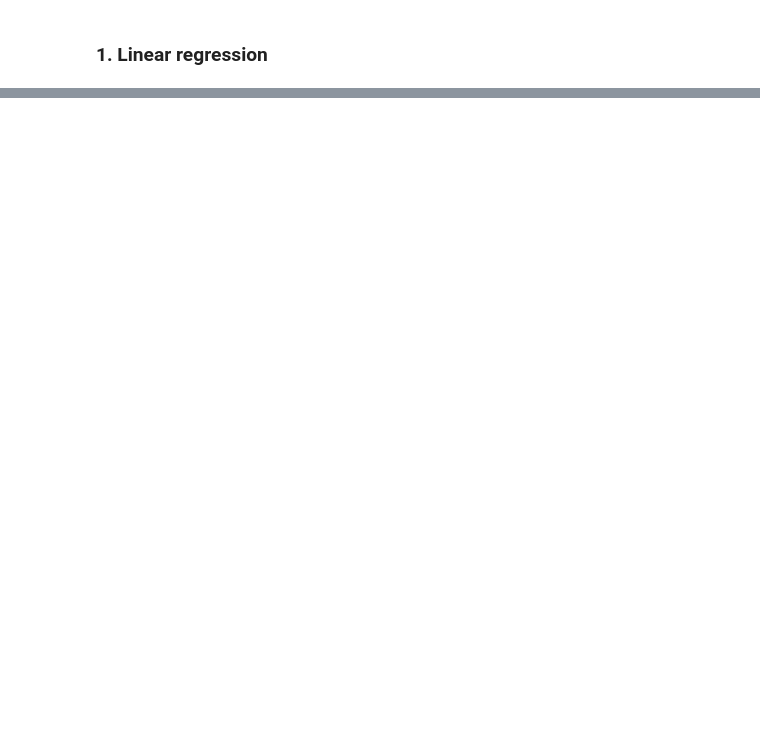
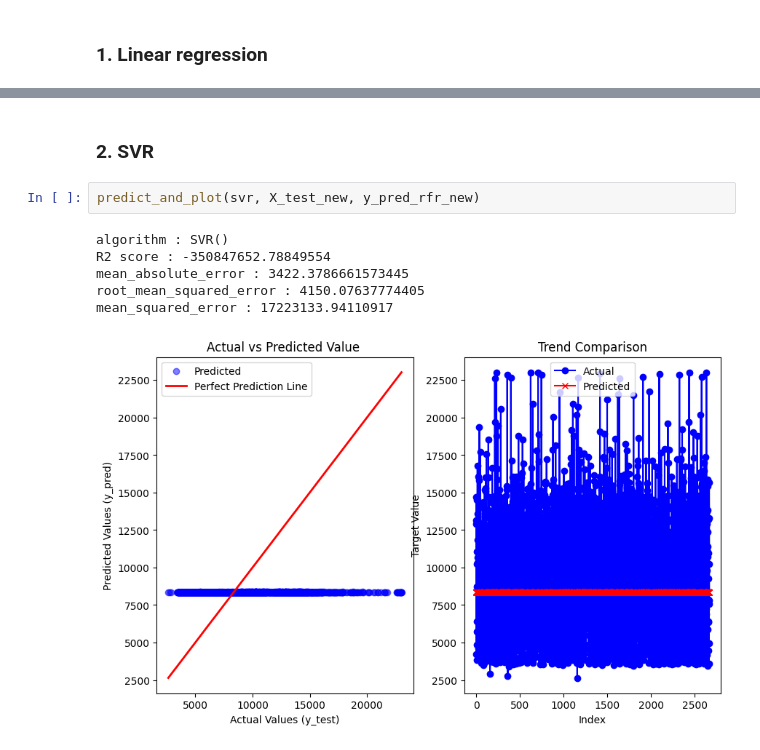
Before and after one commit to utsav87589/Flight-Price-EDA, a Jupyter notebook: notebooks/outliers_pred.ipynb, the cells around one changed output, grey strips where cells are left out. Drawn from its saved outputs; the diff is of its cells as text; blank space fills up the shorter version.

```diff
--- a/notebooks/outliers_pred.ipynb
+++ b/notebooks/outliers_pred.ipynb
@@ -265,0 +281,11 @@ plt.plot(y_pred_rfr_new)
+# %% [markdown]
+### 2. SVR
+# %%
+predict_and_plot(svr, X_test_new, y_pred_rfr_new)
+# %% [output]
+algorithm : SVR()
+R2 score : -350847652.78849554
+mean_absolute_error : 3422.3786661573445
+root_mean_squared_error : 4150.07637774405
+mean_squared_error : 17223133.94110917
+[figure, added]
```
Also changed, not shown: parts of 16 cells of this notebook, 2 other files.
